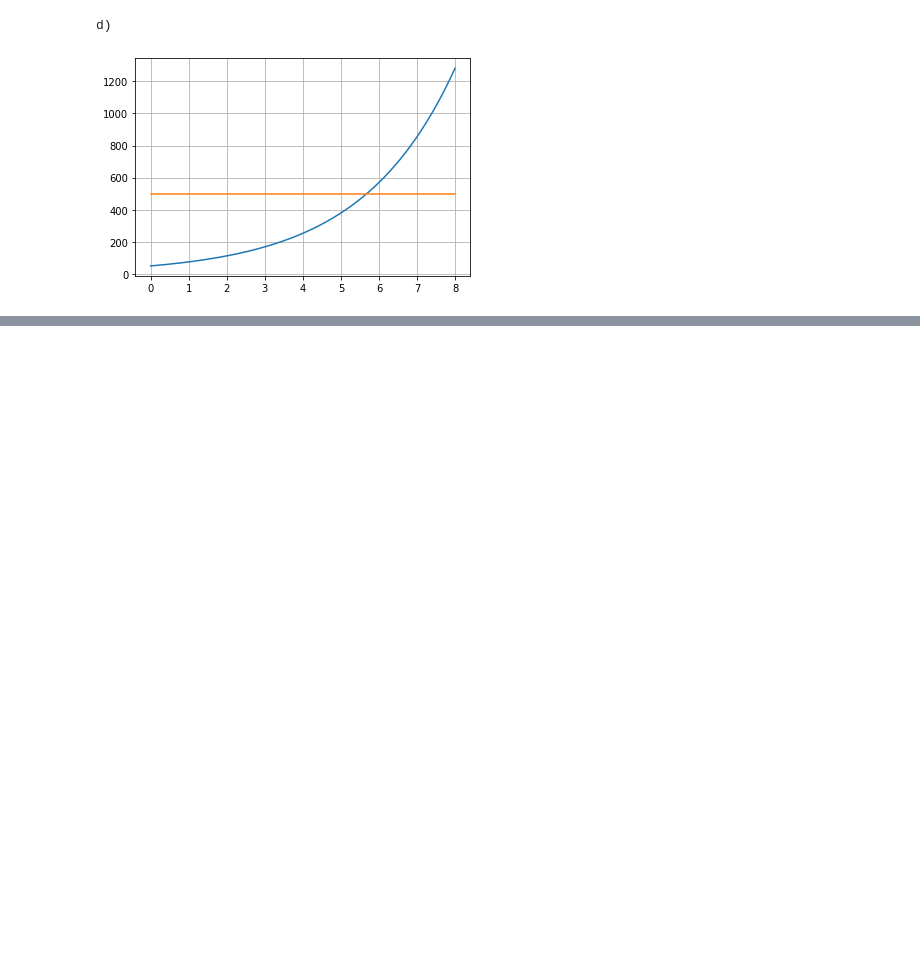
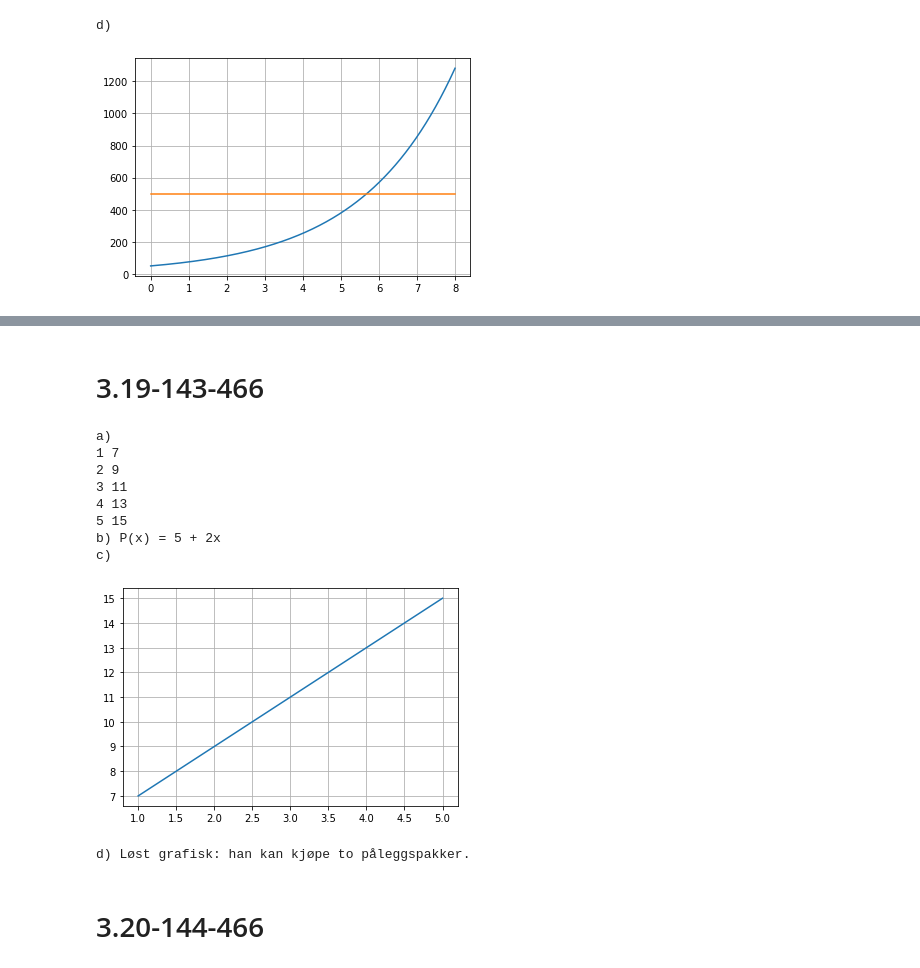
Before and after one commit to bitjungle/1T-Monster, a Jupyter notebook: kapittel-03.ipynb, the cells around one changed output, grey strips where cells are left out. Saved outputs shown, nothing was run; the diff lists cells and outputs as text; code cells hidden in the pictures; blank space fills up the shorter version.

```diff
--- a/kapittel-03.ipynb
+++ b/kapittel-03.ipynb
@@ -451,0 +557,33 @@ d)
+# %% [markdown]
+# 3.19-143-466
+# %%
+def P(pakker):
+    return 5 + 2 * pakker
+
+pakker = np.array([1, 2, 3, 4, 5])
+
+print('a)')
+for n in pakker:
+    print(n, P(n))
+
+print('b) P(x) = 5 + 2x')
+
+print('c)')
+plt.plot(pakker, P(pakker))
+plt.grid()
+# %% [output]
+a)
+1 7
+2 9
+3 11
+4 13
+5 15
+b) P(x) = 5 + 2x
+c)
+[figure, added]
+# %%
+print('d) Løst grafisk: han kan kjøpe to påleggspakker.')
+# %% [output]
+d) Løst grafisk: han kan kjøpe to påleggspakker.
+# %% [markdown]
+# 3.20-144-466
```
Also changed, not shown: parts of 14 cells of this notebook.
